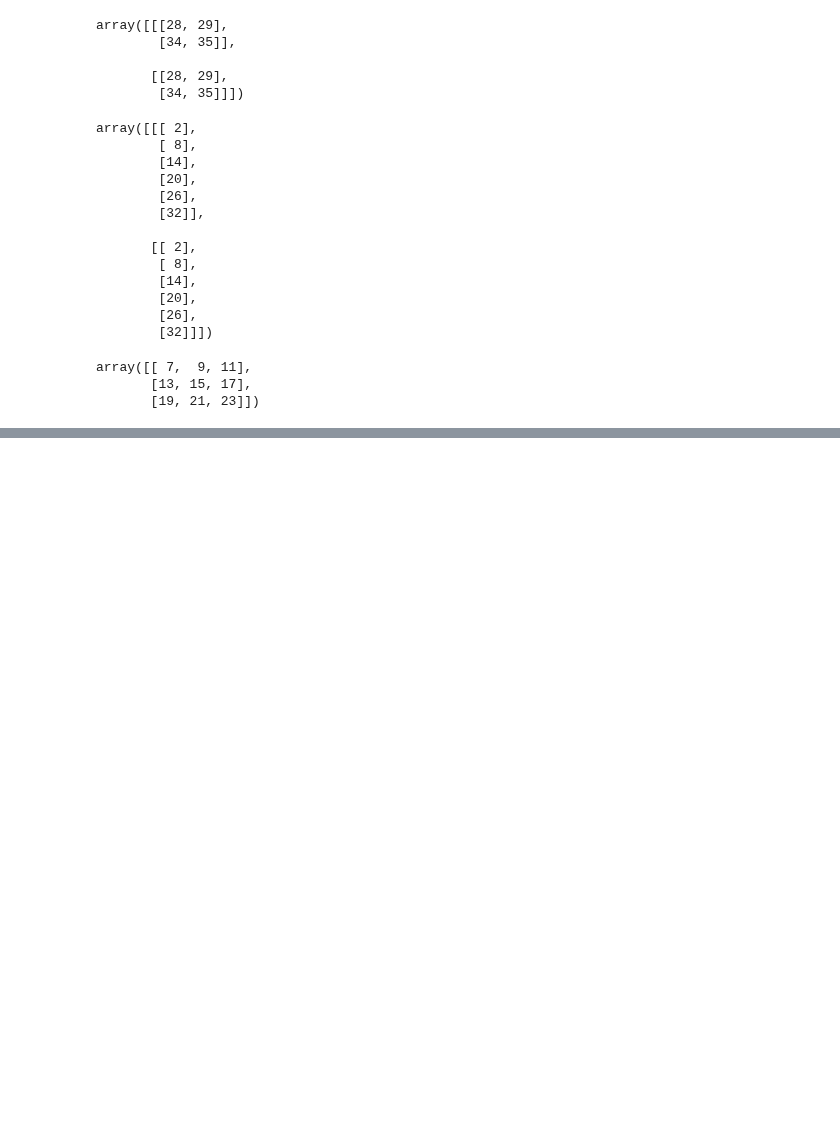
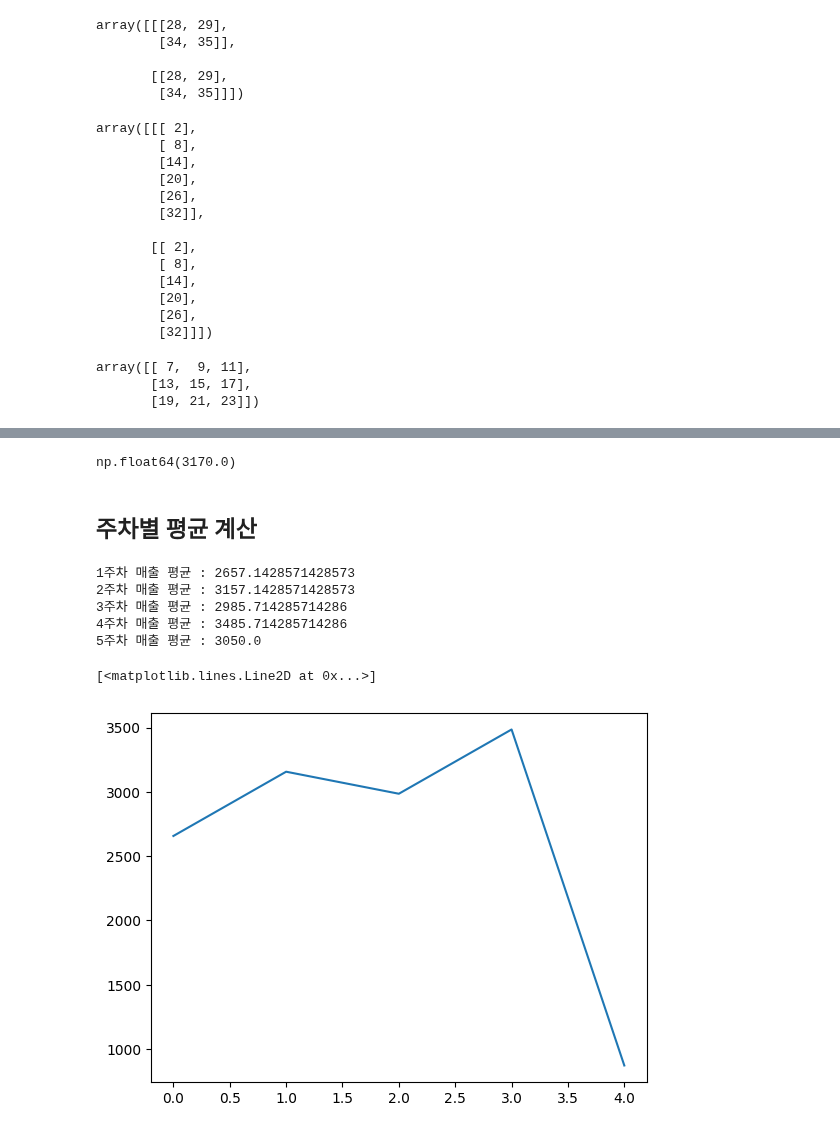
Before and after one commit to Telkem/hipython_rep, a Jupyter notebook: 11_넘파이연습.ipynb, the cells around one changed output, grey strips where cells are left out. Saved outputs shown, nothing was run; the diff lists cells and outputs as text; code cells hidden in the pictures; blank space fills up the shorter version.

```diff
--- a/11_넘파이연습.ipynb
+++ b/11_넘파이연습.ipynb
@@ -630,0 +786,5 @@ array([[ 7,  9, 11],
+# %%
+import numpy as np
+sales_data = np.array([2200, 2350, 2500, 2750, 3000, 3100, 2700, 2600, 2900, 3200,
+                       3400, 3600, 3300, 3100, 2900, 2700, 2800, 2900, 3100, 3200,
+                       3300, 3400, 3500, 3700, 3600, 3500, 3400, 3300, 3000, 3100])
@@ -630,0 +822,5 @@ array([[ 7,  9, 11],
+# %%
+weekly_data = np.pad(sales_data, (0,5),'constant',constant_values=0).reshape(5,7)
+print(weekly_data.sum(axis=1))
+# for i in range(len(weekly_data)):
+#     print(f"{i + 1}주차 매출 합계 : {weekly_data[i].sum()}")
@@ -630,0 +844,24 @@ array([[ 7,  9, 11],
+# %%
+np.mean(sales_data[(sales_data >= 2800) & (sales_data <= 3500)])
+# %% [output]
+np.float64(3170.0)
+# %% [markdown]
+## 주차별 평균 계산
+# %%
+for i in range(len(weekly_data) - 1):
+    print(f"{i + 1}주차 매출 평균 : {np.mean(weekly_data[i])}")
+
+print(f"5주차 매출 평균 : {np.mean(weekly_data[4,0:2])}")
+# %% [output]
+1주차 매출 평균 : 2657.1428571428573
+2주차 매출 평균 : 3157.1428571428573
+3주차 매출 평균 : 2985.714285714286
+4주차 매출 평균 : 3485.714285714286
+5주차 매출 평균 : 3050.0
+# %%
+import matplotlib.pyplot as plt
+w_mean = weekly_data.mean(axis = 1)
+plt.plot(w_mean)
+# %% [output]
+[<matplotlib.lines.Line2D at 0x...>]
+[figure, added]
```
Also changed, not shown: parts of 48 cells of this notebook, 2 other files.
